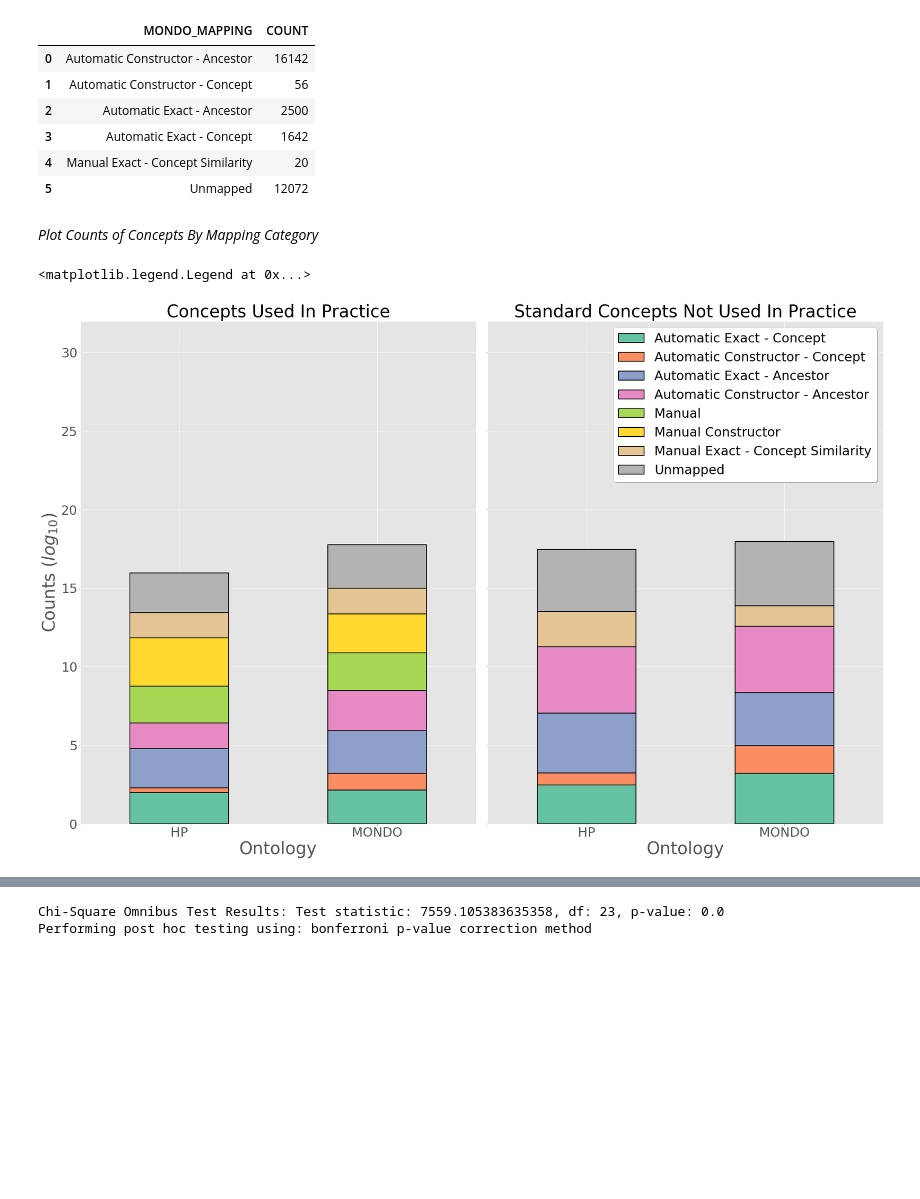
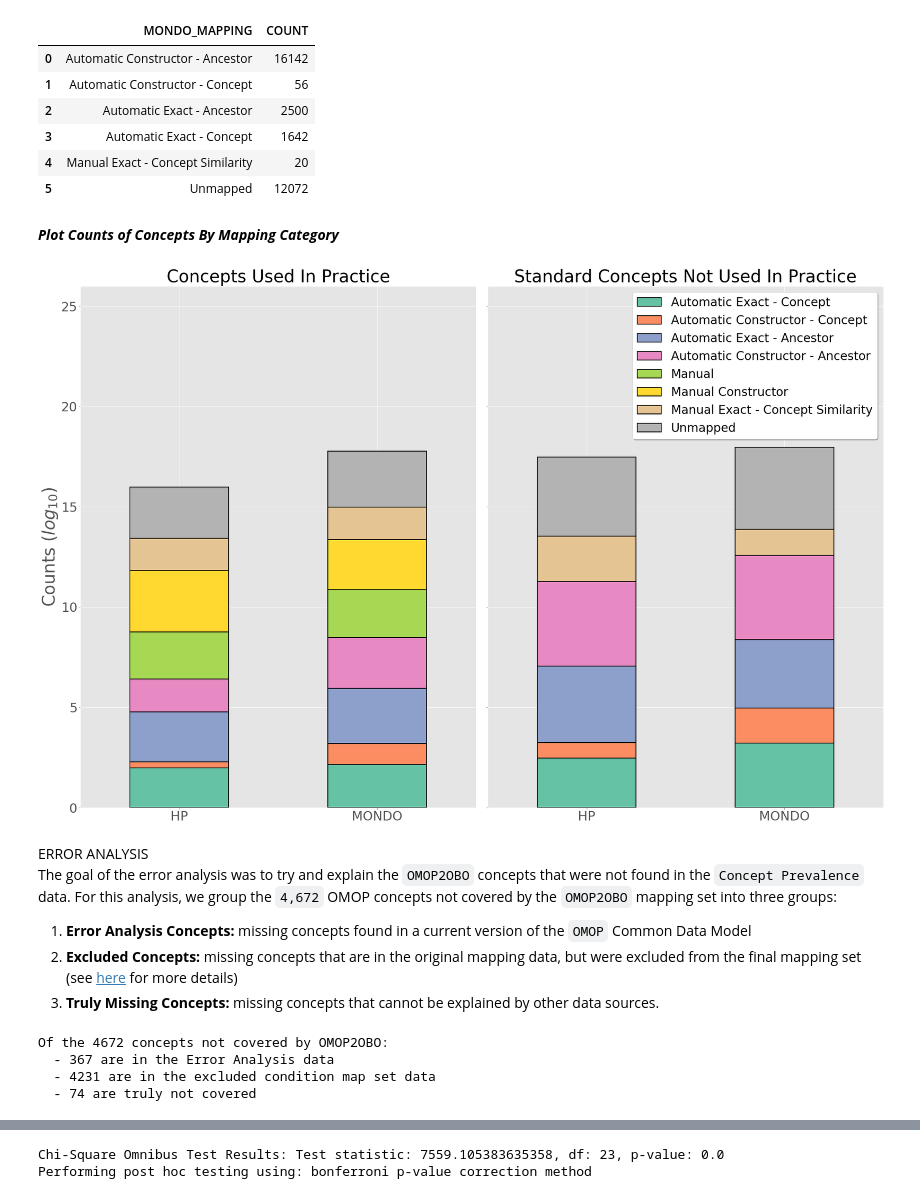
Before and after one commit to callahantiff/OMOP2OBO, a Jupyter notebook: resources/analyses/omop2obo_mapping_validation.ipynb, the cells around one changed output, grey strips where cells are left out. Saved outputs shown, nothing was run; the diff lists cells and outputs as text; code cells hidden in the pictures; blank space fills up the shorter version.

```diff
--- a/resources/analyses/omop2obo_mapping_validation.ipynb
+++ b/resources/analyses/omop2obo_mapping_validation.ipynb
@@ -688,9 +851,9 @@ cond_stnd_hp_cat = cond_overlap_stnd.groupby('HP_MAPPING').size().reset_index(na
 cond_stnd_mondo_cat = cond_overlap_stnd.groupby('MONDO_MAPPING').size().reset_index(name='COUNT')
 
 # create plotting data
-stnd_data = pd.DataFrame({'ontology': ['HP'] * (len(cond_stnd_hp_cat) + 2) + ['MONDO'] * (len(cond_stnd_mondo_cat) + 2),
-                          'mapping_category': list(list(cond_stnd_hp_cat['HP_MAPPING']) + ['Manual Constructor', 'Manual']) + list(list(cond_stnd_mondo_cat['MONDO_MAPPING']) + ['Manual Constructor', 'Manual']),
-                          'counts': list(np.log10(cond_stnd_hp_cat['COUNT'])) + [0, 0] + list(np.log10(cond_stnd_mondo_cat['COUNT'])) + [0, 0]})
+overlap_cond_stnd_data = pd.DataFrame({'ontology': ['HP'] * (len(cond_stnd_hp_cat) + 2) + ['MONDO'] * (len(cond_stnd_mondo_cat) + 2),
+                                       'mapping_category': list(list(cond_stnd_hp_cat['HP_MAPPING']) + ['Manual Constructor', 'Manual']) + list(list(cond_stnd_mondo_cat['MONDO_MAPPING']) + ['Manual Constructor', 'Manual']),
+                                       'counts': list(np.log10(cond_stnd_hp_cat['COUNT'])) + [0, 0] + list(np.log10(cond_stnd_mondo_cat['COUNT'])) + [0, 0]})
 # %% [output]
 30856 overlapping codes for Standard SNOMED-CT Concepts Not Used in Practice
 # %%
@@ -778,9 +944,9 @@ cond_prac_hp_cat = cond_omop2obo_prac.groupby('HP_MAPPING').size().reset_index(n
 cond_prac_mondo_cat = cond_omop2obo_prac.groupby('MONDO_MAPPING').size().reset_index(name='COUNT')
 
 # create plotting data
-prac_data = pd.DataFrame({'ontology': ['HP'] * len(cond_prac_hp_cat) + ['MONDO'] * len(cond_prac_mondo_cat),
-                        'mapping_category': list(cond_prac_hp_cat['HP_MAPPING']) + list(cond_prac_mondo_cat['MONDO_MAPPING']),
-                        'counts': list(np.log10(cond_prac_hp_cat['COUNT'])) + list(np.log10(cond_prac_mondo_cat['COUNT']))})
+omop2obo_only_cond_prac_data = pd.DataFrame({'ontology': ['HP'] * len(cond_prac_hp_cat) + ['MONDO'] * len(cond_prac_mondo_cat),
+                                             'mapping_category': list(cond_prac_hp_cat['HP_MAPPING']) + list(cond_prac_mondo_cat['MONDO_MAPPING']),
+                                             'counts': list(np.log10(cond_prac_hp_cat['COUNT'])) + list(np.log10(cond_prac_mondo_cat['COUNT']))})
 # %% [output]
 2272 OMOP2OBO only codes for Concepts Used in Practice
 # %%
@@ -819,9 +985,9 @@ cond_stnd_hp_cat = cond_omop2obo_stnd.groupby('HP_MAPPING').size().reset_index(n
 cond_stnd_mondo_cat = cond_omop2obo_stnd.groupby('MONDO_MAPPING').size().reset_index(name='COUNT')
 
 # create plotting data
-stnd_data = pd.DataFrame({'ontology': ['HP'] * (len(cond_stnd_hp_cat) + 2) + ['MONDO'] * (len(cond_stnd_mondo_cat) + 2),
-                          'mapping_category': list(list(cond_stnd_hp_cat['HP_MAPPING']) + ['Manual Constructor', 'Manual']) + list(list(cond_stnd_mondo_cat['MONDO_MAPPING']) + ['Manual Constructor', 'Manual']),
-                          'counts': list(np.log10(cond_stnd_hp_cat['COUNT'])) + [0, 0] + list(np.log10(cond_stnd_mondo_cat['COUNT'])) + [0, 0]})
+omop2obo_only_cond_stnd_data = pd.DataFrame({'ontology': ['HP'] * (len(cond_stnd_hp_cat) + 2) + ['MONDO'] * (len(cond_stnd_mondo_cat) + 2),
+                                             'mapping_category': list(list(cond_stnd_hp_cat['HP_MAPPING']) + ['Manual Constructor', 'Manual']) + list(list(cond_stnd_mondo_cat['MONDO_MAPPING']) + ['Manual Constructor', 'Manual']),
+                                             'counts': list(np.log10(cond_stnd_hp_cat['COUNT'])) + [0, 0] + list(np.log10(cond_stnd_mondo_cat['COUNT'])) + [0, 0]})
 # %% [output]
 32432 OMOP2OBO only codes for Standard SNOMED-CT Concepts Not Used in Practice
 # %%
@@ -847,37 +1013,70 @@ cond_stnd_mondo_cat
 | 4 | Manual Exact - Concept Similarity | 20 |
 | 5 | Unmapped | 12072 |
 # %% [markdown]
-*Plot Counts of Concepts By Mapping Category*
+***Plot Counts of Concepts By Mapping Category***
 # %%
 # create plot data
-plots = { 'Concepts Used In Practice': prac_data, 'Standard Concepts Not Used In Practice': stnd_data}
+plots = { 'Concepts Used In Practice': omop2obo_only_cond_prac_data,
+         'Standard Concepts Not Used In Practice': omop2obo_only_cond_stnd_data}
 
 ordering = ['Automatic Exact - Concept', 'Automatic Constructor - Concept',
            'Automatic Exact - Ancestor', 'Automatic Constructor - Ancestor',
             'Manual', 'Manual Constructor', 'Manual Exact - Concept Similarity', 'Unmapped']
 
 # create plot
 fig, axes = plt.subplots(nrows=1, ncols=2, figsize=(28, 18))
-
+scale_min, scale_max, scale_step = 0, 26, 5
+xlabel, ylabel = '', 'Counts ($log_{10}$)'
 for df, ax in zip(plots.keys(), axes):
     plt_data = plots[df].pivot(index='ontology', columns='mapping_category', values='counts')
     plt_data = plt_data.reindex(ordering, axis=1)
     ax = plt_data.plot(kind='bar', stacked=True, ax=ax, edgecolor='black', linewidth=2, colormap='Set2')
     ax.set_title(df, fontsize=40, alpha=1.0)
-    ax.set_ylabel('Counts ($log_{10}$)', fontsize=40),
-    ax.set_xlabel('Ontology', fontsize=40),
-    ax.set_ylim(0, 32)
-    ax.set_yticks(range(0, 32, 5))
-    ax.set_yticklabels(labels=range(0, 32, 5), rotation=0, minor=False, fontsize=30)
+    ax.set_ylabel(ylabel, fontsize=40),
+    ax.set_xlabel(xlabel, fontsize=40),
+    ax.set_ylim(scale_min, scale_max)
+    ax.set_yticks(range(scale_min, scale_max, scale_step))
+    ax.set_yticklabels(labels=range(scale_min, scale_max, scale_step), rotation=0, minor=False, fontsize=30)
     ax.set_xticklabels(labels=list(plt_data.index), rotation=0, minor=False, fontsize=30)
     handles, labels = ax.get_legend_handles_labels()
 
-# look "one plot"
+# facet into single plot
 plt.tight_layout(pad=0.0, w_pad=-6.5, h_pad=0.0)
 axes[1].set_ylabel("")
 axes[1].set_yticklabels("")
 axes[0].legend().set_visible(False)
-axes[1].legend(ordering, fontsize=30, shadow=True, facecolor='white', edgecolor='darkgray', ncol=1)
+axes[1].legend(ordering, fontsize=28, shadow=True, facecolor='white', edgecolor='darkgray', ncol=1)
+
+plt.show()
 # %% [output]
-<matplotlib.legend.Legend at 0x...>
-[figure, old version]
+[figure, new version]
+# %% [markdown]
+ERROR ANALYSIS
+The goal of the error analysis was to try and explain the `OMOP2OBO` concepts that were not found in the `Concept Prevalence` data. For this analysis, we group the `4,672` OMOP concepts not covered by the `OMOP2OBO` mapping set into three groups:
+1. **Error Analysis Concepts:** missing concepts found in a current version of the `OMOP` Common Data Model
+2. **Excluded Concepts:** missing concepts that are in the original mapping data, but were excluded from the final mapping set (see [here](#coverage-conditions) for more details)
+3. **Truly Missing Concepts:** missing concepts that cannot be explained by other data sources.
+# %%
+# 4,672 total concepts in CP not included in OMOP2OBO
+cond_error_analysis = process_error_analysis_data(error_analysis, only_cp_cond_concepts, cond_mappings,
+                                                  cond_mappings_standard, concept_prev_conds)
+
+# find not covered concepts in error analysis data (n=367)
+cond_error_analysis_concepts_data = cond_error_analysis[0]
+
+# find not covered concepts in excluded condition mapping data (n=4,231)
+cond_filtered_concepts_data = cond_error_analysis[1]
+
+# remaining not covered concepts (n=74)
+cond_true_not_covered_concepts_data = cond_error_analysis[2]
+
+# print the results
+print('Of the {} concepts not covered by OMOP2OBO:\n  - {} are in the Error Analysis data\n  - {} are in the excluded condition map set data\n  - {} are truly not covered'.format(len(only_cp_cond_concepts),
+                                                                                                                                                                                   len(set(cond_error_analysis_concepts_data['TARGET_CONCEPT_ID'])),
+                                                                                                                                                                                   len(set(cond_filtered_concepts_data['CONCEPT_ID'])),
+                                                                                                                                                                                   len(set(cond_true_not_covered_concepts_data['CONCEPT_ID']))))
+# %% [output]
+Of the 4672 concepts not covered by OMOP2OBO:
+  - 367 are in the Error Analysis data
+  - 4231 are in the excluded condition map set data
+  - 74 are truly not covered
```
Also changed, not shown: parts of 253 cells of this notebook, 1 other file.
